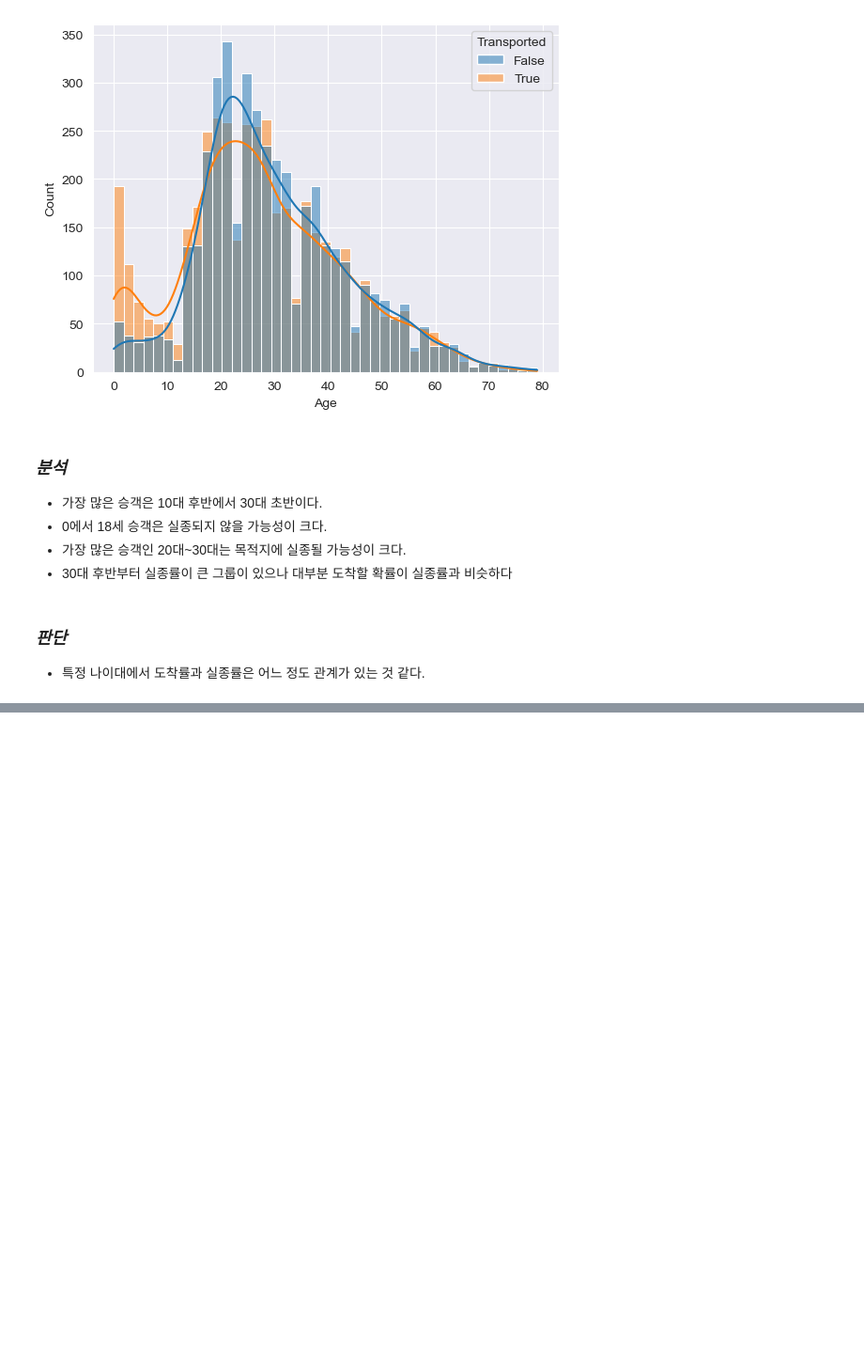
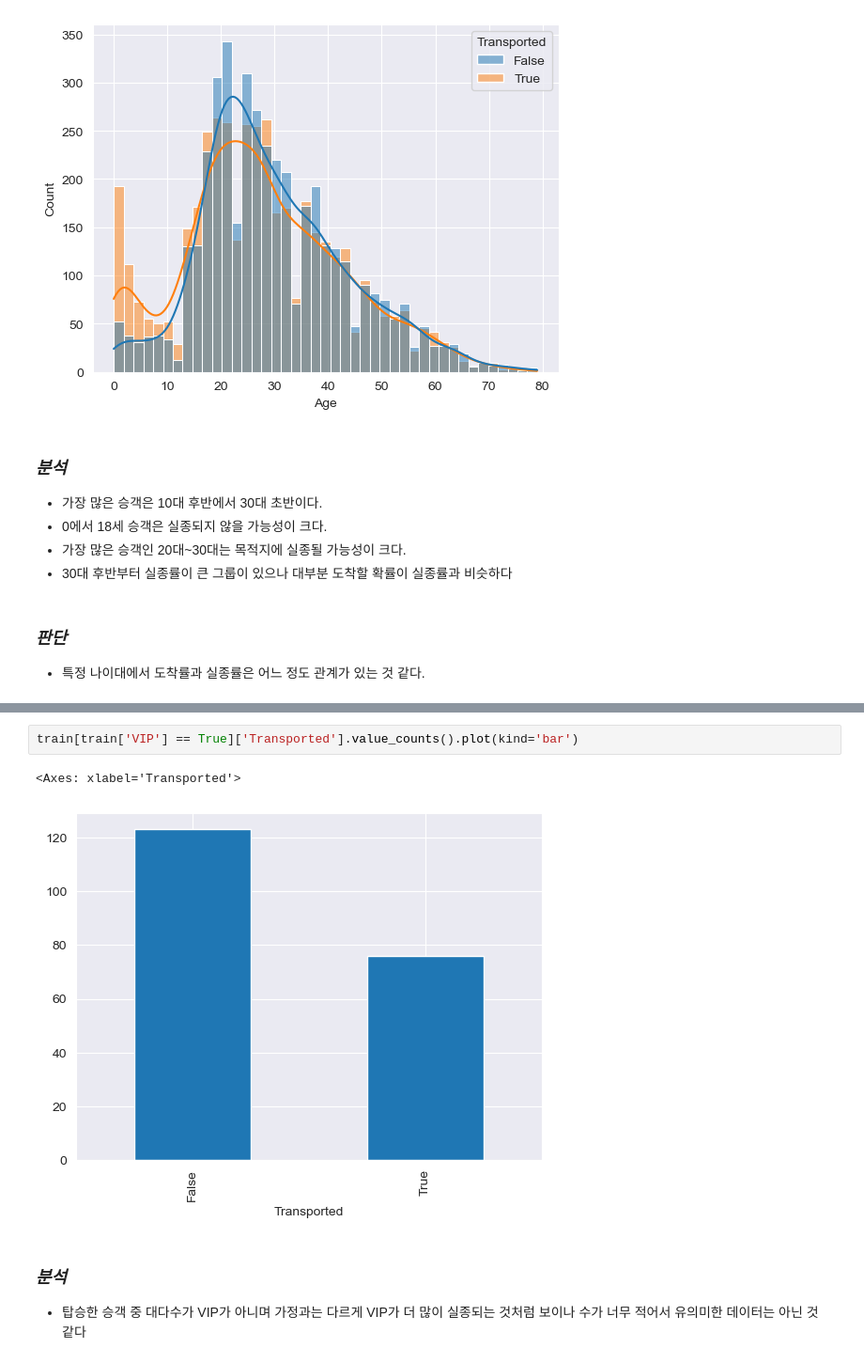
Before and after one commit to ef2nmddy/Spaceship_Titanic_EDA, a Jupyter notebook: Spaceship_Titanic.ipynb, the cells around one changed output, grey strips where cells are left out. Shown at 94% size. Saved outputs shown, nothing was run; the diff lists cells and outputs as text; blank space fills up the shorter version.

```diff
--- a/Spaceship_Titanic.ipynb
+++ b/Spaceship_Titanic.ipynb
@@ -241,0 +265,9 @@ sns.histplot(x='Age', data=train, hue='Transported', kde=True)
+# %%
+train[train['VIP'] == True]['Transported'].value_counts().plot(kind='bar')
+# %% [output]
+<Axes: xlabel='Transported'>
+[figure, added]
+# %% [markdown]
+### _분석_
+
+* 탑승한 승객 중 대다수가 VIP가 아니며 가정과는 다르게 VIP가 더 많이 실종되는 것처럼 보이나 수가 너무 적어서 유의미한 데이터는 아닌 것 같다
```
Also changed, not shown: parts of 11 cells of this notebook.
